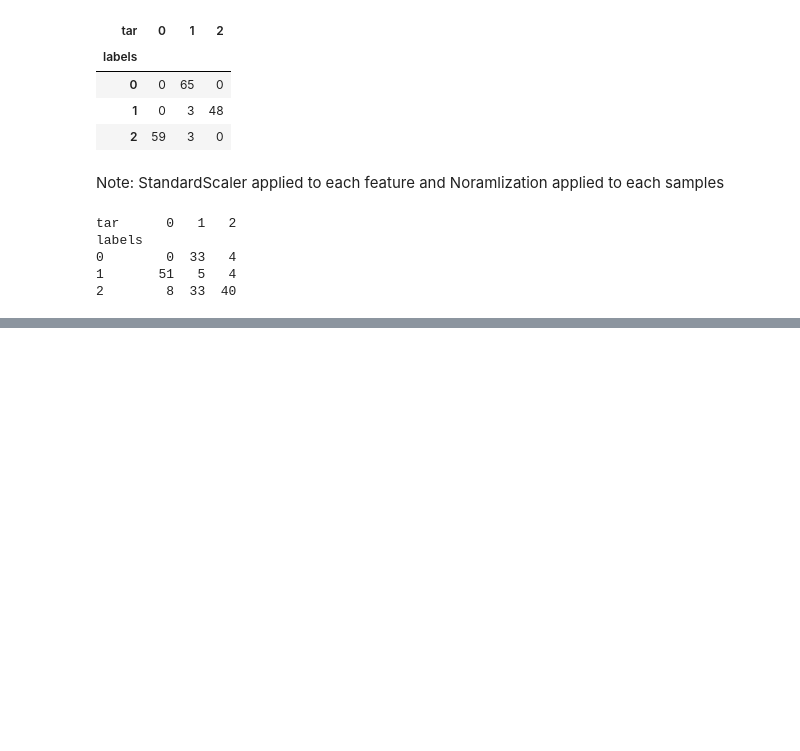
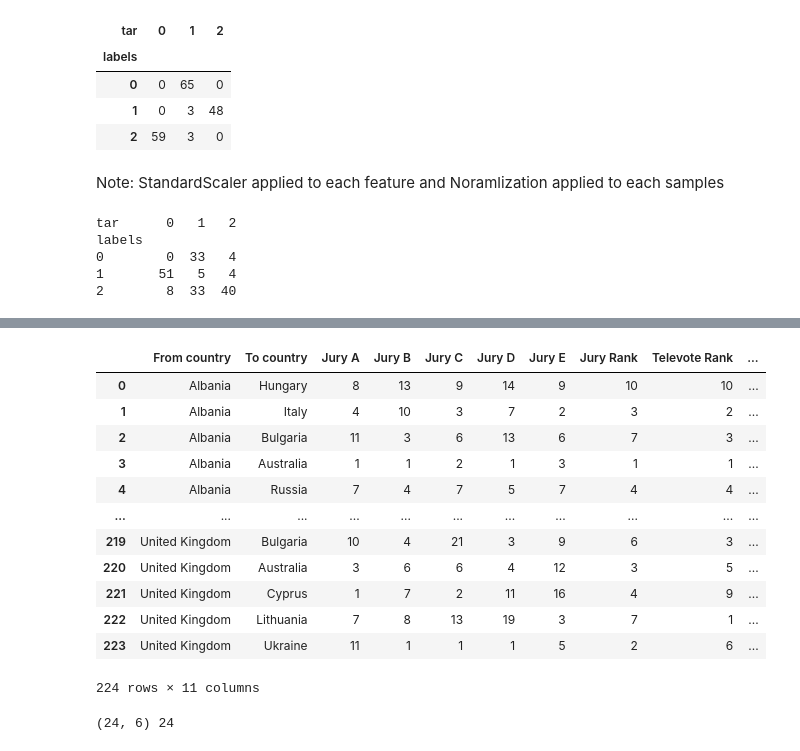
Before and after one commit to AkhilVinayakp/machine_Learning_Algorithms_python, a Jupyter notebook: ml_camp/unsuper.ipynb, the cells around one changed output, grey strips where cells are left out. Saved outputs shown, nothing was run; the diff lists cells and outputs as text; code cells hidden in the pictures; blank space fills up the shorter version.

```diff
--- a/ml_camp/unsuper.ipynb
+++ b/ml_camp/unsuper.ipynb
@@ -183,0 +225,22 @@ labels
+# %%
+df
+# %% [output]
+|  | From country | To country | Jury A | Jury B | Jury C | Jury D | Jury E | Jury Rank | Televote Rank | ... |
+| 0 | Albania | Hungary | 8 | 13 | 9 | 14 | 9 | 10 | 10 | ... |
+| 1 | Albania | Italy | 4 | 10 | 3 | 7 | 2 | 3 | 2 | ... |
+| 2 | Albania | Bulgaria | 11 | 3 | 6 | 13 | 6 | 7 | 3 | ... |
+| 3 | Albania | Australia | 1 | 1 | 2 | 1 | 3 | 1 | 1 | ... |
+| 4 | Albania | Russia | 7 | 4 | 7 | 5 | 7 | 4 | 4 | ... |
+| ... | ... | ... | ... | ... | ... | ... | ... | ... | ... | ... |
+| 219 | United Kingdom | Bulgaria | 10 | 4 | 21 | 3 | 9 | 6 | 3 | ... |
+| 220 | United Kingdom | Australia | 3 | 6 | 6 | 4 | 12 | 3 | 5 | ... |
+| 221 | United Kingdom | Cyprus | 1 | 7 | 2 | 11 | 16 | 4 | 9 | ... |
+| 222 | United Kingdom | Lithuania | 7 | 8 | 13 | 19 | 3 | 7 | 1 | ... |
+| 223 | United Kingdom | Ukraine | 11 | 1 | 1 | 1 | 5 | 2 | 6 | ... |
+224 rows × 11 columns
+# %%
+samples = df.iloc[:24,2:8]
+contries = list(df['To country'][:24].values)
+print(samples.shape, len(contries))
+# %% [output]
+(24, 6) 24
```
Also changed, not shown: parts of 15 cells of this notebook, 3 other files.
